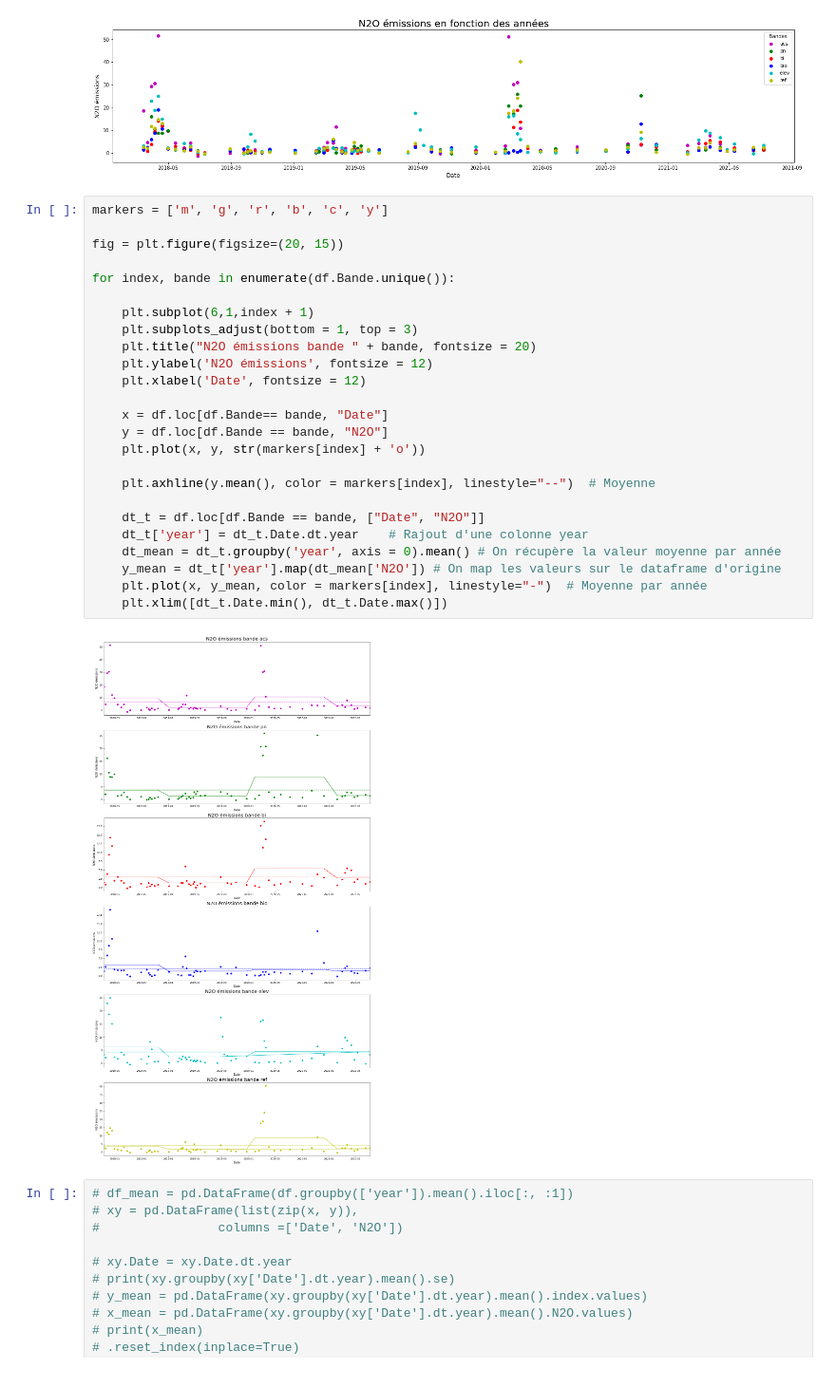
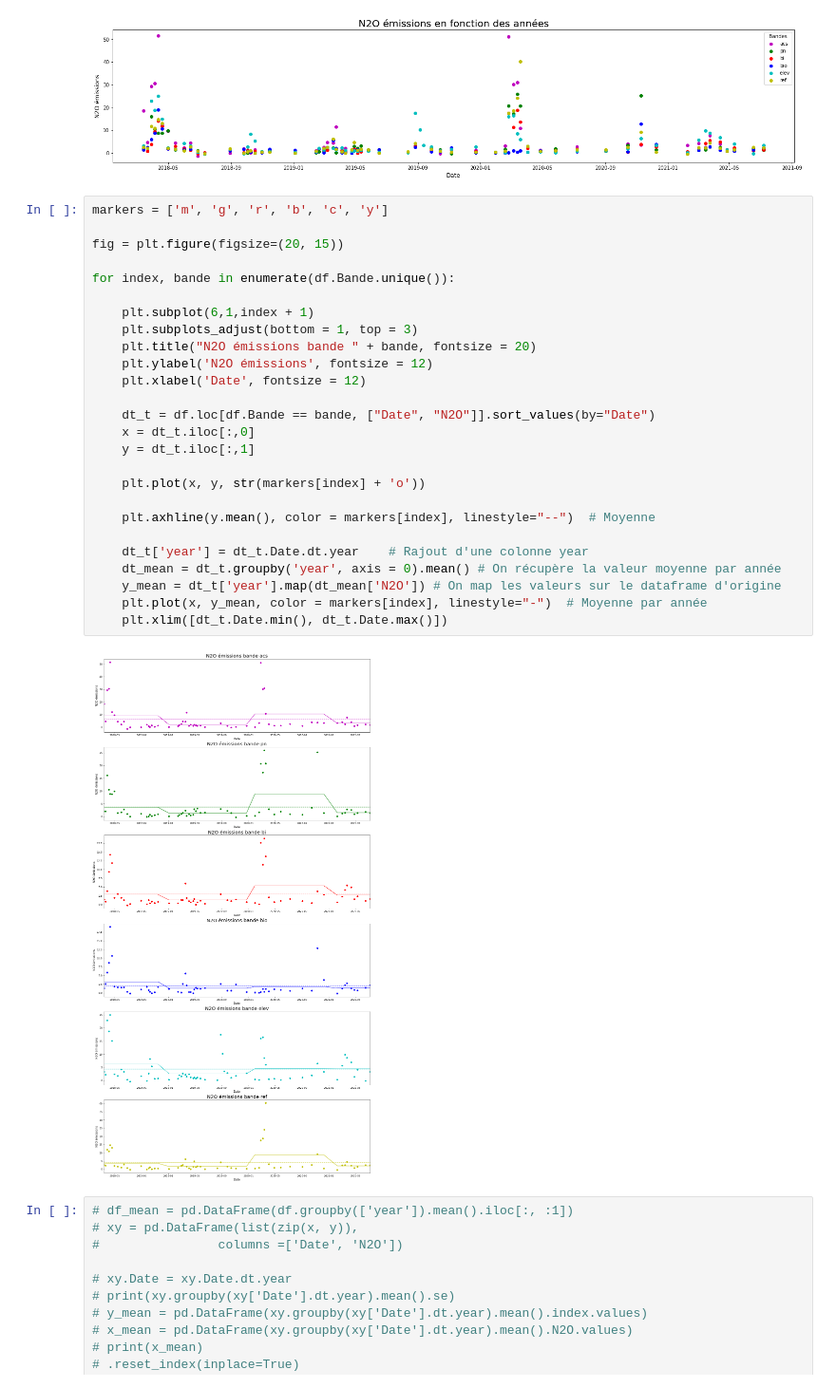
Before and after one commit to drylse/fil_rouge, a Jupyter notebook: analyse_pics/analyse_pic_v6.ipynb, the cells around one changed output. Shown at 95% size. Saved outputs shown, nothing was run; the diff lists cells and outputs as text.

Commit message:
sorted values

```diff
--- a/analyse_pics/analyse_pic_v6.ipynb
+++ b/analyse_pics/analyse_pic_v6.ipynb
@@ -236,30 +236,31 @@ plt.show()
 # %%
 markers = ['m', 'g', 'r', 'b', 'c', 'y']
 
 fig = plt.figure(figsize=(20, 15))
 
 for index, bande in enumerate(df.Bande.unique()):
 
     plt.subplot(6,1,index + 1)
     plt.subplots_adjust(bottom = 1, top = 3)
     plt.title("N2O émissions bande " + bande, fontsize = 20)
     plt.ylabel('N2O émissions', fontsize = 12)
     plt.xlabel('Date', fontsize = 12)
 
-    x = df.loc[df.Bande== bande, "Date"]
-    y = df.loc[df.Bande == bande, "N2O"]
+    dt_t = df.loc[df.Bande == bande, ["Date", "N2O"]].sort_values(by="Date")
+    x = dt_t.iloc[:,0]
+    y = dt_t.iloc[:,1]
+
     plt.plot(x, y, str(markers[index] + 'o'))
 
     plt.axhline(y.mean(), color = markers[index], linestyle="--")  # Moyenne
 
-    dt_t = df.loc[df.Bande == bande, ["Date", "N2O"]]
     dt_t['year'] = dt_t.Date.dt.year    # Rajout d'une colonne year
     dt_mean = dt_t.groupby('year', axis = 0).mean() # On récupère la valeur moyenne par année
     y_mean = dt_t['year'].map(dt_mean['N2O']) # On map les valeurs sur le dataframe d'origine
     plt.plot(x, y_mean, color = markers[index], linestyle="-")  # Moyenne par année
     plt.xlim([dt_t.Date.min(), dt_t.Date.max()])
 # %% [output]
-[figure, old version]
+[figure, new version]
 # %%
 # df_mean = pd.DataFrame(df.groupby(['year']).mean().iloc[:, :1])
 # xy = pd.DataFrame(list(zip(x, y)),
```
